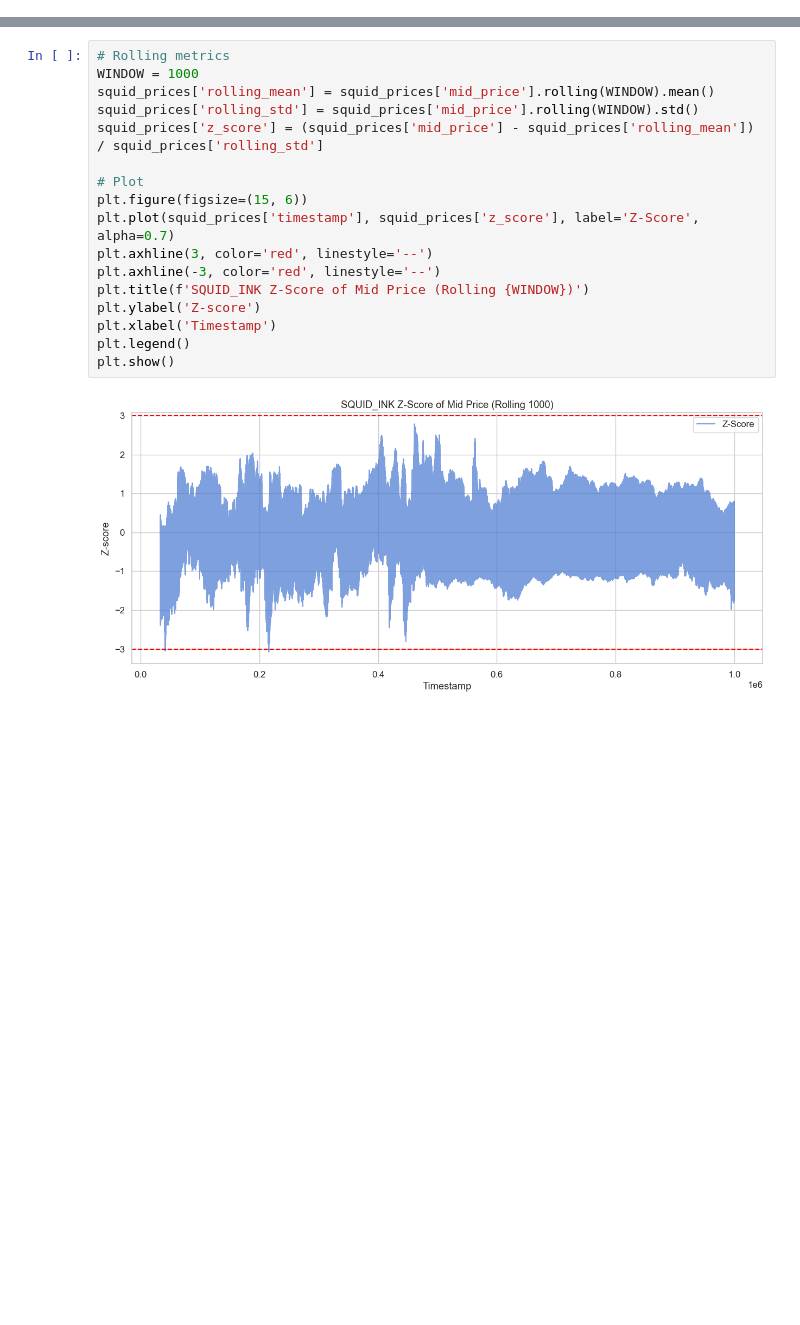
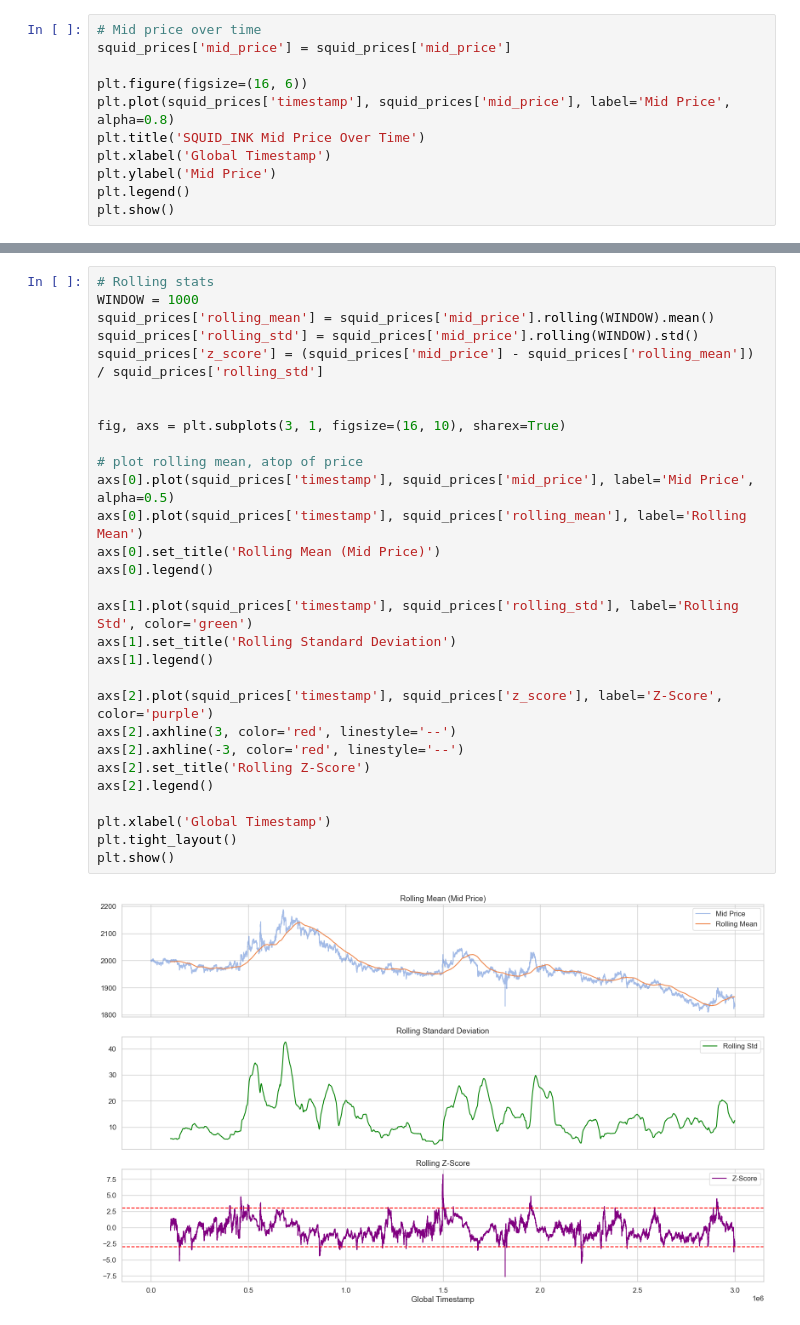
Before and after one commit to chrispyroberts/imc-prosperity-3, a Jupyter notebook: ROUND 1/bottleeda.ipynb, the cells around one changed output, grey strips where cells are left out. Drawn from its saved outputs; the diff is of its cells as text; blank space fills up the shorter version.

Commit message:
fixed eda from last time, MB!

```diff
--- a/ROUND 1/bottleeda.ipynb
+++ b/ROUND 1/bottleeda.ipynb
@@ -74,0 +49,11 @@ plt.show()
+# %%
+# Mid price over time
+squid_prices['mid_price'] = squid_prices['mid_price']
+
+plt.figure(figsize=(16, 6))
+plt.plot(squid_prices['timestamp'], squid_prices['mid_price'], label='Mid Price', alpha=0.8)
+plt.title('SQUID_INK Mid Price Over Time')
+plt.xlabel('Global Timestamp')
+plt.ylabel('Mid Price')
+plt.legend()
+plt.show()
@@ -75,19 +75,31 @@ plt.show()
 # %%
-# Rolling metrics
+# Rolling stats
 WINDOW = 1000
 squid_prices['rolling_mean'] = squid_prices['mid_price'].rolling(WINDOW).mean()
 squid_prices['rolling_std'] = squid_prices['mid_price'].rolling(WINDOW).std()
 squid_prices['z_score'] = (squid_prices['mid_price'] - squid_prices['rolling_mean']) / squid_prices['rolling_std']
 
-# Plot
-plt.figure(figsize=(15, 6))
-plt.plot(squid_prices['timestamp'], squid_prices['z_score'], label='Z-Score', alpha=0.7)
-plt.axhline(3, color='red', linestyle='--')
-plt.axhline(-3, color='red', linestyle='--')
-plt.title(f'SQUID_INK Z-Score of Mid Price (Rolling {WINDOW})')
-plt.ylabel('Z-score')
-plt.xlabel('Timestamp')
-plt.legend()
+
+fig, axs = plt.subplots(3, 1, figsize=(16, 10), sharex=True)
+
+# plot rolling mean, atop of price
+axs[0].plot(squid_prices['timestamp'], squid_prices['mid_price'], label='Mid Price', alpha=0.5)
+axs[0].plot(squid_prices['timestamp'], squid_prices['rolling_mean'], label='Rolling Mean')
+axs[0].set_title('Rolling Mean (Mid Price)')
+axs[0].legend()
+
+axs[1].plot(squid_prices['timestamp'], squid_prices['rolling_std'], label='Rolling Std', color='green')
+axs[1].set_title('Rolling Standard Deviation')
+axs[1].legend()
+
+axs[2].plot(squid_prices['timestamp'], squid_prices['z_score'], label='Z-Score', color='purple')
+axs[2].axhline(3, color='red', linestyle='--')
+axs[2].axhline(-3, color='red', linestyle='--')
+axs[2].set_title('Rolling Z-Score')
+axs[2].legend()
+
+plt.xlabel('Global Timestamp')
+plt.tight_layout()
 plt.show()
 # %% [output]
-[figure, old version]
+[figure, new version]
```
Also changed, not shown: parts of 11 cells of this notebook.
